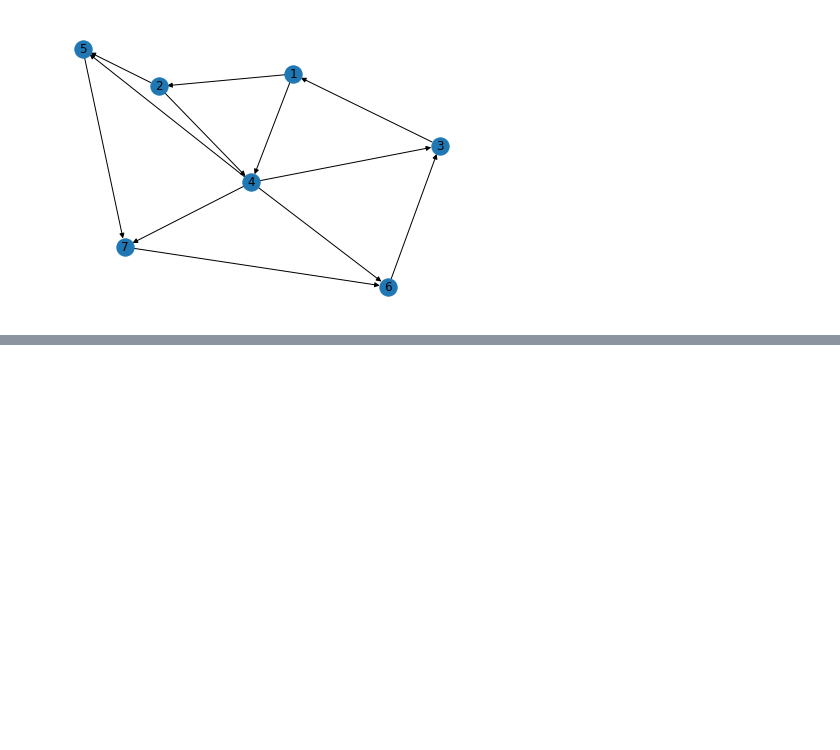
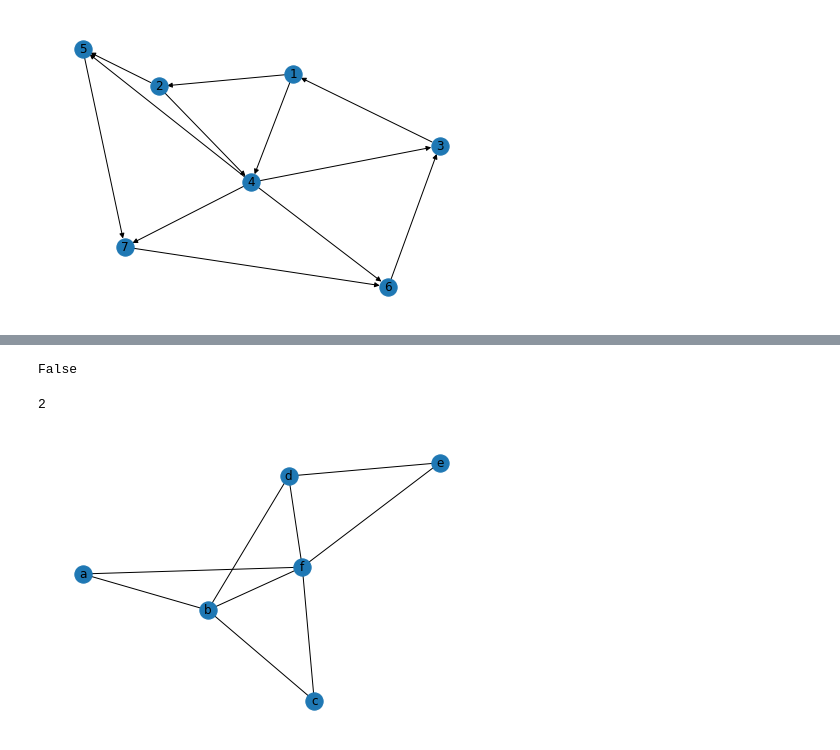
Before and after one commit to hr1588/network, a Jupyter notebook: 2장.ipynb, the cells around one changed output, grey strips where cells are left out. Saved outputs shown, nothing was run; the diff lists cells and outputs as text; code cells hidden in the pictures; blank space fills up the shorter version.

```diff
--- a/2장.ipynb
+++ b/2장.ipynb
@@ -306,0 +343,12 @@ nx.diameter(w)
+# %%
+f = nx.Graph()
+f.add_nodes_from(['a','b','c','d','e','f'])
+f.add_edges_from([('a','b'),('b','c'),('d','b'),('d','e'),('e','f'),('f','a'),('f','b'),('f','c'),('f','d')])
+
+nx.draw(f, with_labels = True)
+print(nx.is_tree(f))
+nx.diameter(f)
+# %% [output]
+False
+2
+[figure, added]
```
Also changed, not shown: parts of 36 cells of this notebook.
